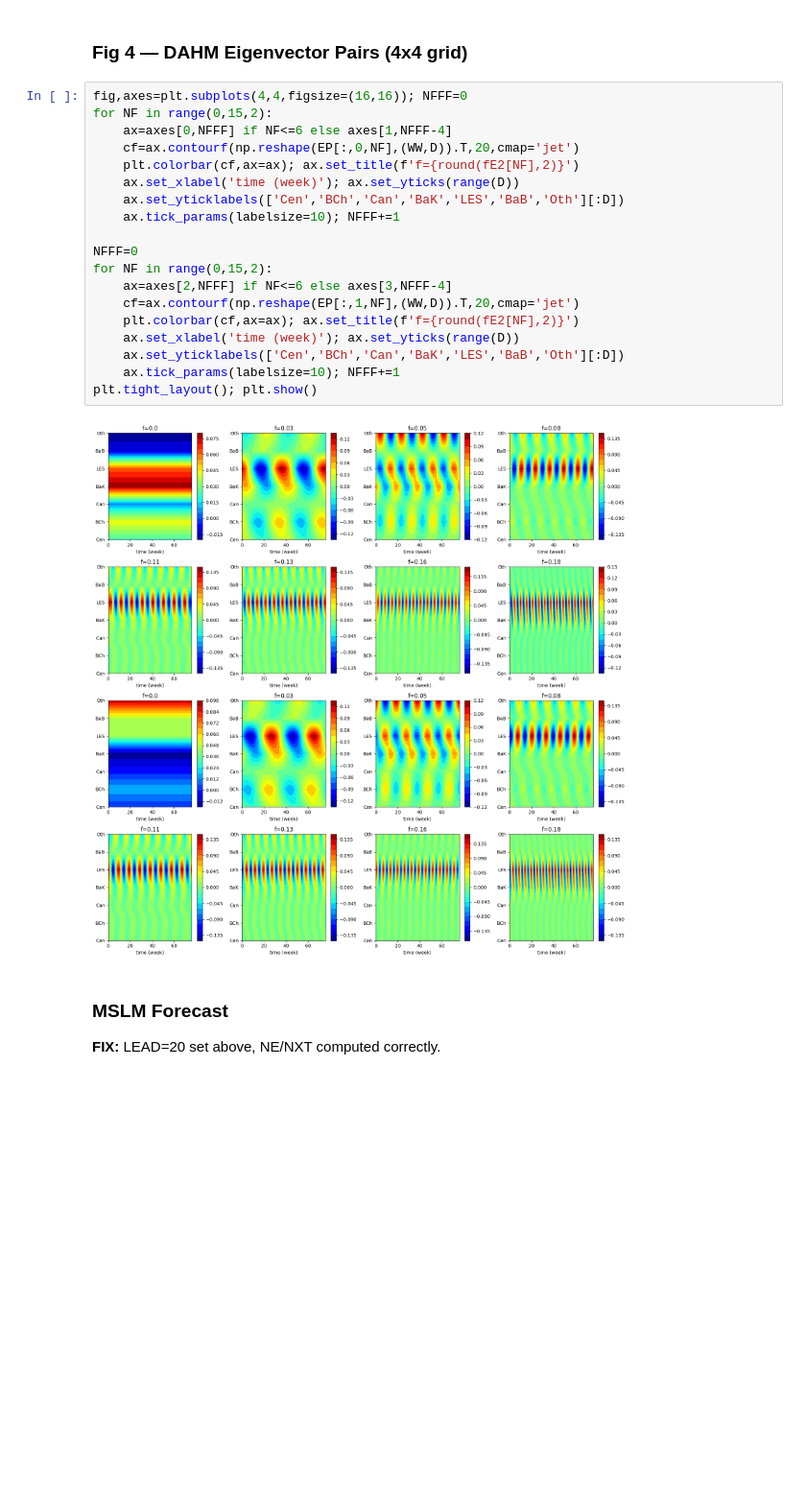
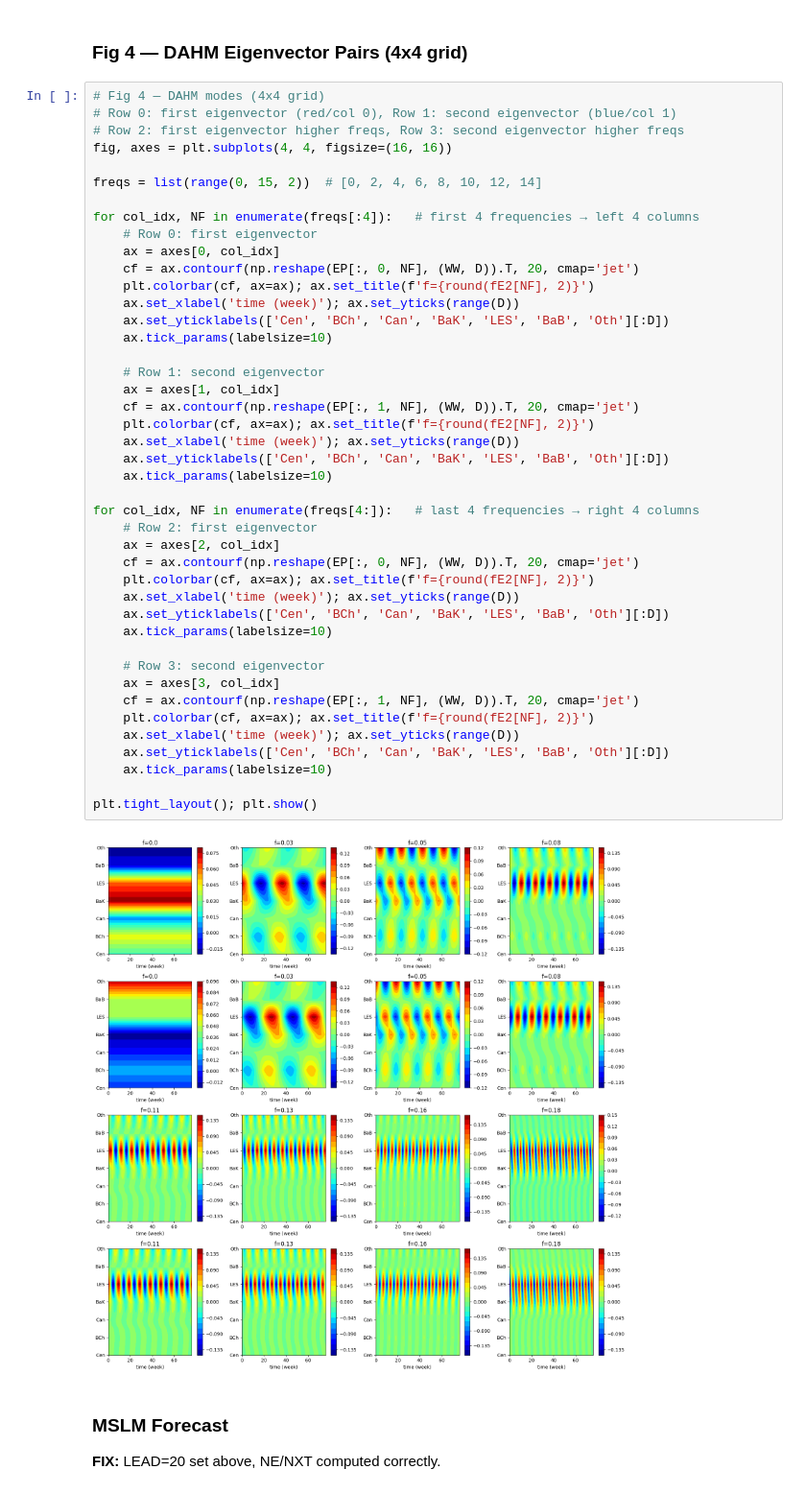
Before and after one commit to euvrain/DAHD4, a Jupyter notebook: runMSLM_ice.ipynb, the cells around one changed output. Shown at 96% size. Saved outputs shown, nothing was run; the diff lists cells and outputs as text; blank space fills up the shorter version.

```diff
--- a/runMSLM_ice.ipynb
+++ b/runMSLM_ice.ipynb
@@ -237,26 +266,50 @@ plt.tight_layout(); plt.show()
 # %% [markdown]
 ### Fig 4 — DAHM Eigenvector Pairs (4x4 grid)
 # %%
-fig,axes=plt.subplots(4,4,figsize=(16,16)); NFFF=0
-for NF in range(0,15,2):
-    ax=axes[0,NFFF] if NF<=6 else axes[1,NFFF-4]
-    cf=ax.contourf(np.reshape(EP[:,0,NF],(WW,D)).T,20,cmap='jet')
-    plt.colorbar(cf,ax=ax); ax.set_title(f'f={round(fE2[NF],2)}')
+# Fig 4 — DAHM modes (4x4 grid)
+# Row 0: first eigenvector (red/col 0), Row 1: second eigenvector (blue/col 1)
+# Row 2: first eigenvector higher freqs, Row 3: second eigenvector higher freqs
+fig, axes = plt.subplots(4, 4, figsize=(16, 16))
+
+freqs = list(range(0, 15, 2))  # [0, 2, 4, 6, 8, 10, 12, 14]
+
+for col_idx, NF in enumerate(freqs[:4]):   # first 4 frequencies → left 4 columns
+    # Row 0: first eigenvector
+    ax = axes[0, col_idx]
+    cf = ax.contourf(np.reshape(EP[:, 0, NF], (WW, D)).T, 20, cmap='jet')
+    plt.colorbar(cf, ax=ax); ax.set_title(f'f={round(fE2[NF], 2)}')
     ax.set_xlabel('time (week)'); ax.set_yticks(range(D))
-    ax.set_yticklabels(['Cen','BCh','Can','BaK','LES','BaB','Oth'][:D])
-    ax.tick_params(labelsize=10); NFFF+=1
+    ax.set_yticklabels(['Cen', 'BCh', 'Can', 'BaK', 'LES', 'BaB', 'Oth'][:D])
+    ax.tick_params(labelsize=10)
 
-NFFF=0
-for NF in range(0,15,2):
-    ax=axes[2,NFFF] if NF<=6 else axes[3,NFFF-4]
-    cf=ax.contourf(np.reshape(EP[:,1,NF],(WW,D)).T,20,cmap='jet')
-    plt.colorbar(cf,ax=ax); ax.set_title(f'f={round(fE2[NF],2)}')
+    # Row 1: second eigenvector
+    ax = axes[1, col_idx]
+    cf = ax.contourf(np.reshape(EP[:, 1, NF], (WW, D)).T, 20, cmap='jet')
+    plt.colorbar(cf, ax=ax); ax.set_title(f'f={round(fE2[NF], 2)}')
     ax.set_xlabel('time (week)'); ax.set_yticks(range(D))
-    ax.set_yticklabels(['Cen','BCh','Can','BaK','LES','BaB','Oth'][:D])
-    ax.tick_params(labelsize=10); NFFF+=1
+    ax.set_yticklabels(['Cen', 'BCh', 'Can', 'BaK', 'LES', 'BaB', 'Oth'][:D])
+    ax.tick_params(labelsize=10)
+
+for col_idx, NF in enumerate(freqs[4:]):   # last 4 frequencies → right 4 columns
+    # Row 2: first eigenvector
+    ax = axes[2, col_idx]
+    cf = ax.contourf(np.reshape(EP[:, 0, NF], (WW, D)).T, 20, cmap='jet')
+    plt.colorbar(cf, ax=ax); ax.set_title(f'f={round(fE2[NF], 2)}')
+    ax.set_xlabel('time (week)'); ax.set_yticks(range(D))
+    ax.set_yticklabels(['Cen', 'BCh', 'Can', 'BaK', 'LES', 'BaB', 'Oth'][:D])
+    ax.tick_params(labelsize=10)
+
+    # Row 3: second eigenvector
+    ax = axes[3, col_idx]
+    cf = ax.contourf(np.reshape(EP[:, 1, NF], (WW, D)).T, 20, cmap='jet')
+    plt.colorbar(cf, ax=ax); ax.set_title(f'f={round(fE2[NF], 2)}')
+    ax.set_xlabel('time (week)'); ax.set_yticks(range(D))
+    ax.set_yticklabels(['Cen', 'BCh', 'Can', 'BaK', 'LES', 'BaB', 'Oth'][:D])
+    ax.tick_params(labelsize=10)
+
 plt.tight_layout(); plt.show()
 # %% [output]
-[figure, old version]
+[figure, new version]
 # %% [markdown]
 ### MSLM Forecast
 
```
Also changed, not shown: parts of 6 cells of this notebook.
